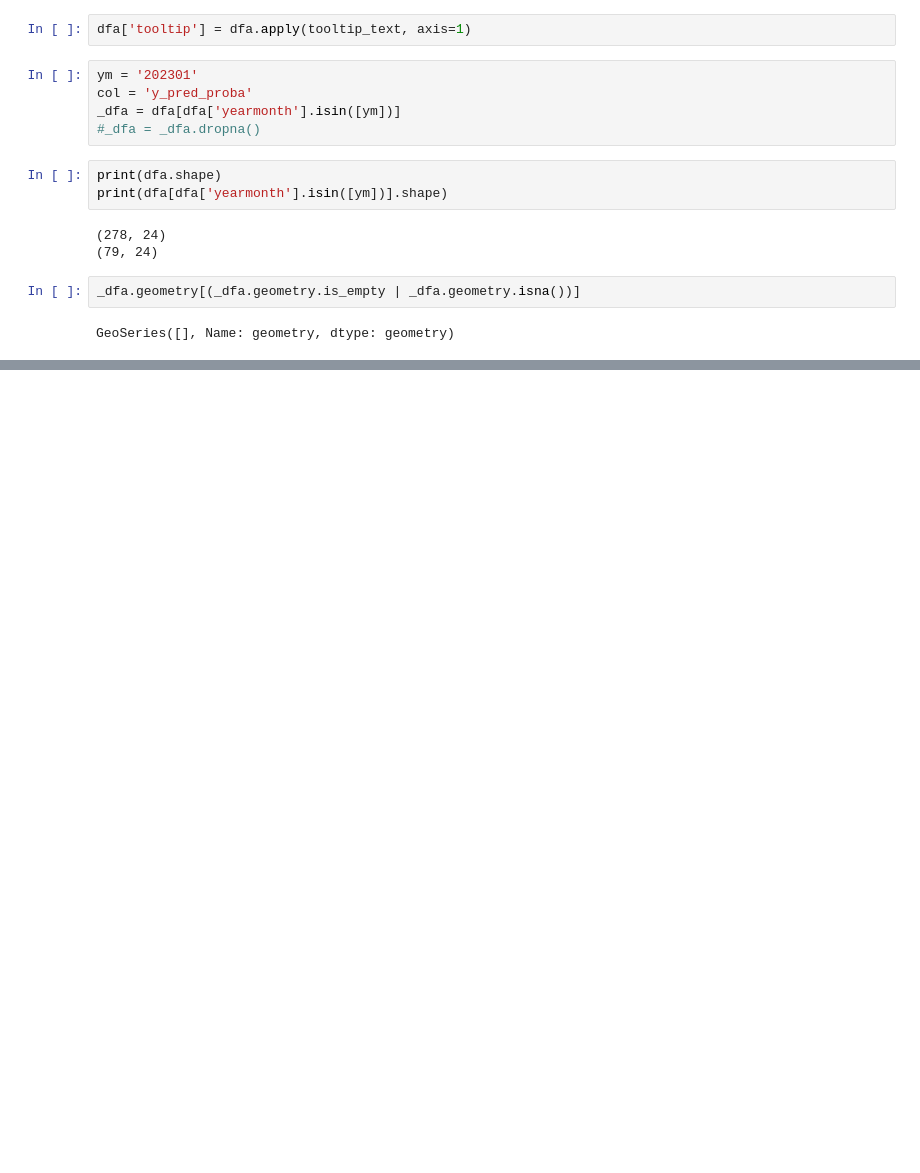
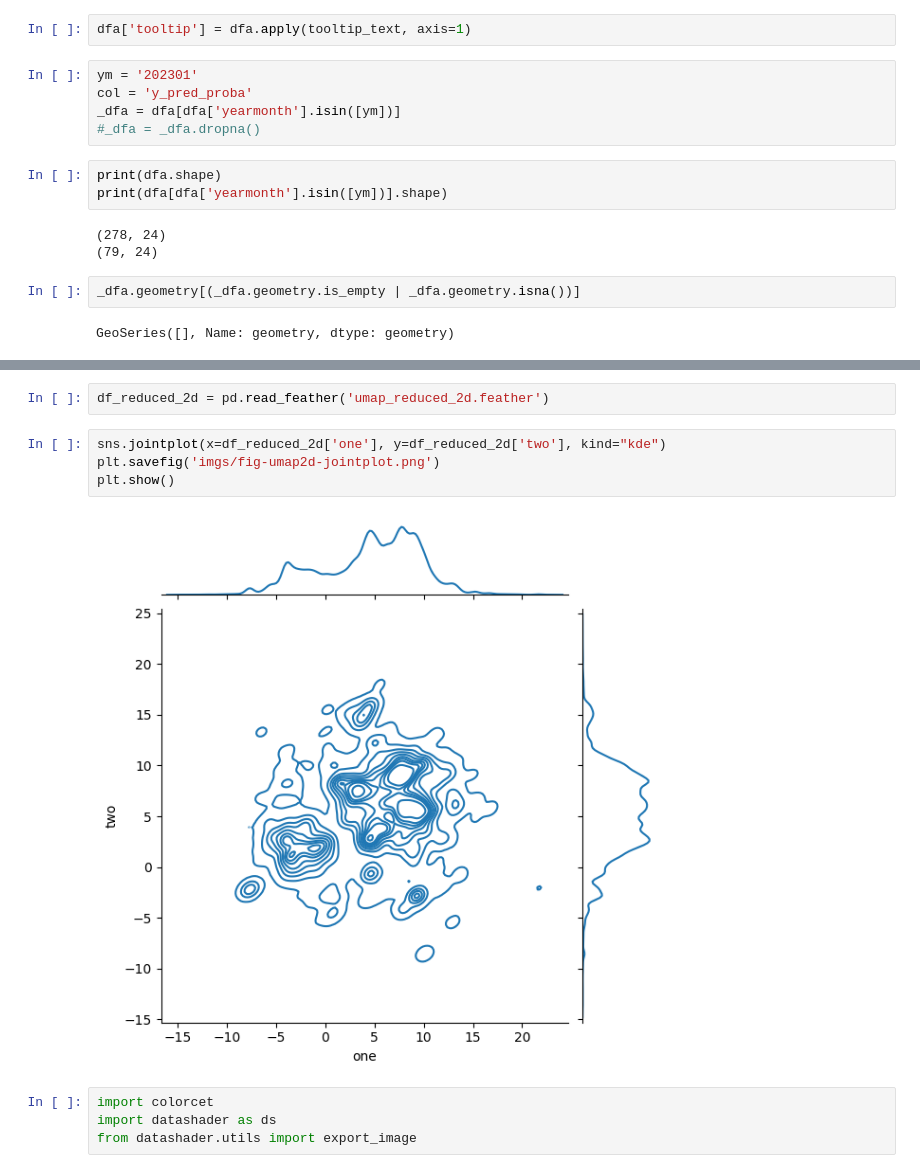
Before and after one commit to ewheeler/foresight, a Jupyter notebook: docs/hes_final/figs.ipynb, the cells around one changed output, grey strips where cells are left out. Cells and saved outputs as stored; diff of their text form; blank space fills up the shorter version.

Commit message:
add umap img creation to figs.ipynb

```diff
--- a/docs/hes_final/figs.ipynb
+++ b/docs/hes_final/figs.ipynb
@@ -509,3 +509,15 @@ _dfa.explore(
 )
 # %% [output]
 [interactive output not drawn]
+# %%
+df_reduced_2d = pd.read_feather('umap_reduced_2d.feather')
+# %%
+sns.jointplot(x=df_reduced_2d['one'], y=df_reduced_2d['two'], kind="kde")
+plt.savefig('imgs/fig-umap2d-jointplot.png')
+plt.show()
+# %% [output]
+[figure, added]
+# %%
+import colorcet
+import datashader as ds
+from datashader.utils import export_image
```
Also changed, not shown: parts of 1 cell of this notebook, 1 other file.
